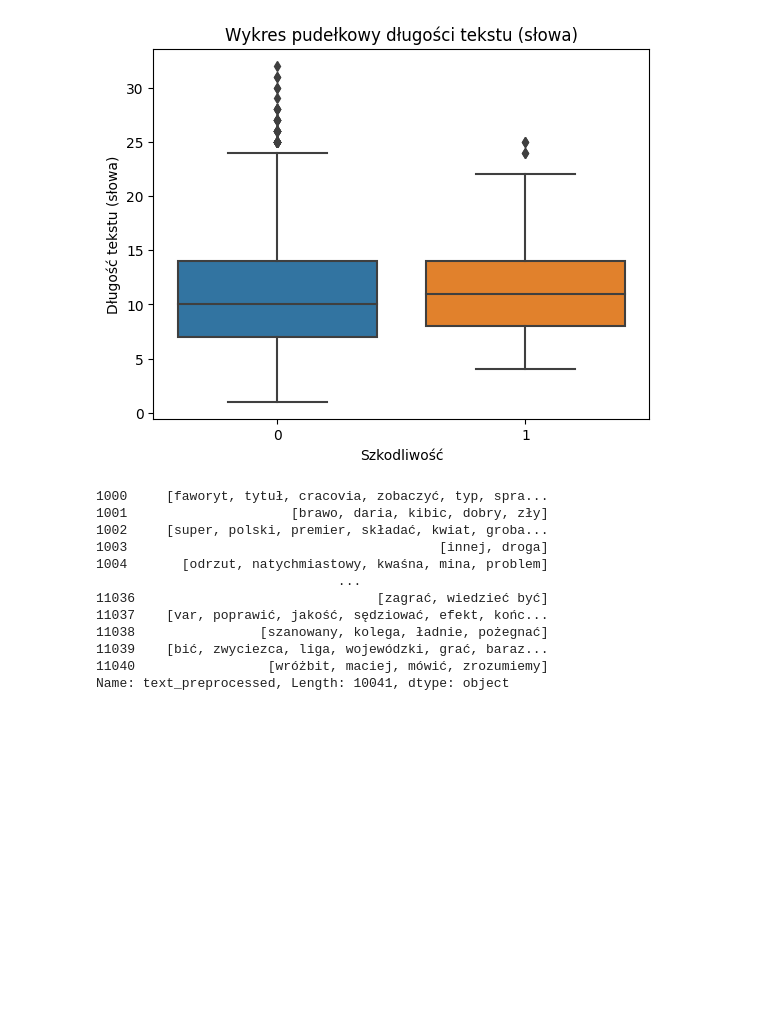
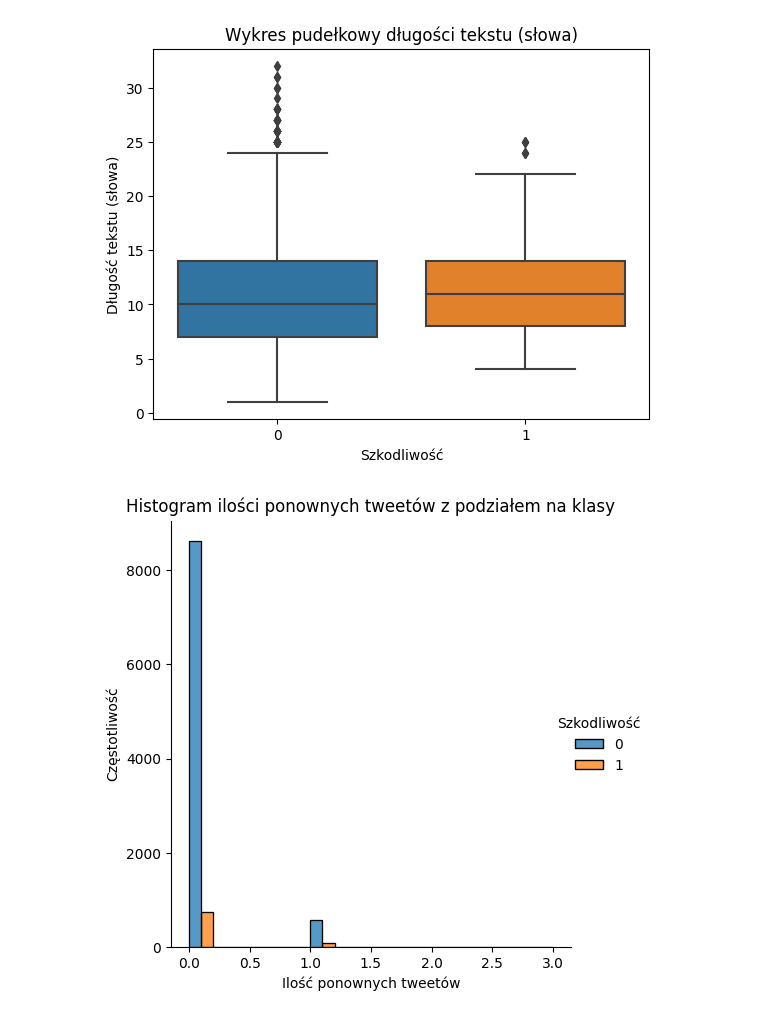
Before and after one commit to szpwski/nlp_poleval_text_classification, a Jupyter notebook: eda.ipynb, the cells around one changed output. Cells and saved outputs as stored; diff of their text form; code cells hidden in the pictures; blank space fills up the shorter version.

```diff
--- a/eda.ipynb
+++ b/eda.ipynb
@@ -107,8 +108,10 @@ def clean_text(text, punctuation=True):
 
             text = text.replace(p, ' ')
 
-        # Remove double spaces
-        text = re.sub(' +', ' ', text)
+    text = text.replace('\\n', ' ')
+
+    # Remove double spaces
+    text = re.sub(' +', ' ', text)
 
     # Remove forward and backward spaces
     text = text.strip()
@@ -157,6 +160,36 @@ def preprocess_token(token):
         token - nlp spacy token
     """
     return token.lemma_.strip().lower()
+
+def plot_ngram(non_harmful : list, harmful : list, n : int = 1, top : int = 10, filter_words : list = []):
+    """
+    Function plots n-gram of given input list
+
+    Args:
+        non_harmful - input list with tokens
+        harmful - input list with tokens of harmful tweets
+        n - integer specyfing n-gram model
+        top - specyfing maximum number of most frequent words displayed
+        filter_words - list of common words to filter out
+    """
+    fig, axes = plt.subplots(nrows=1, ncols=2, constrained_layout = True)
+    # Retrieve n-grams
+    for flat, desc, i in zip([non_harmful, harmful], ["klasa nieszkodliwe", "klasa szkodliwe"], [0, 1]):
+        dic_words_freq = nltk.FreqDist(nltk.ngrams(flat, n))
+
+        # Create pandas dataframe
+        dtf_bi = pd.DataFrame(dic_words_freq.most_common(),
+                            columns=["Słowo","Częstotliwość"])
+        dtf_bi["Słowo"] = dtf_bi["Słowo"].apply(lambda x: " ".join(
+                        string for string in x) )
+
+        dtf_bi = dtf_bi[[x not in filter_words for x in dtf_bi.Słowo]]
+
+        # Plot unigram
+        dtf_bi.set_index("Słowo").iloc[:top,:].sort_values(by="Częstotliwość").plot(
+                        kind="barh", title=str(n) + "-gram: " + desc,
+                        legend=False, ax=axes[i], subplots=True)
+    plt.show()
 # %%
 # Create dataframe with text data
 df = read_text_files_into_dataframe("data")
@@ -223,19 +256,12 @@ plt.show()
 # %% [output]
 [figure]
 # %%
+train['text_no_emoji'] = train.text.apply(lambda row: clean_text(row, punctuation=False))
 train['text_preprocessed'] = train.text_no_emoji.apply(lambda row: [preprocess_token(token) for token in nlp(row) if is_token_allowed(token)])
-# %%
-train['text_preprocessed']
-# %% [output]
-1000     [faworyt, tytuł, cracovia, zobaczyć, typ, spra...
-1001                     [brawo, daria, kibic, dobry, zły]
-1002     [super, polski, premier, składać, kwiat, groba...
-1003                                        [innej, droga]
-1004       [odrzut, natychmiastowy, kwaśna, mina, problem]
-                               ...
-11036                               [zagrać, wiedzieć być]
-11037    [var, poprawić, jakość, sędziować, efekt, końc...
-11038                [szanowany, kolega, ładnie, pożegnać]
-11039    [bić, zwyciezca, liga, wojewódzki, grać, baraz...
-11040                 [wróżbit, maciej, mówić, zrozumiemy]
-Name: text_preprocessed, Length: 10041, dtype: object
+# %%
+train['n_of_retweets'] = train.text_preprocessed.apply(lambda row: sum([t == 'rt' for t in row]))
+plot = sns.displot(data=train, x='n_of_retweets', kde=False, hue='label', multiple='dodge')
+update_seaborn_plot_labels_title(plot, xlabel='Ilość ponownych tweetów', ylabel='Częstotliwość', title='Histogram ilości ponownych tweetów z podziałem na klasy', legend='Szkodliwość')
+plt.show()
+# %% [output]
+[figure, added]
```
Also changed, not shown: parts of 6 cells of this notebook, 1 other file.
